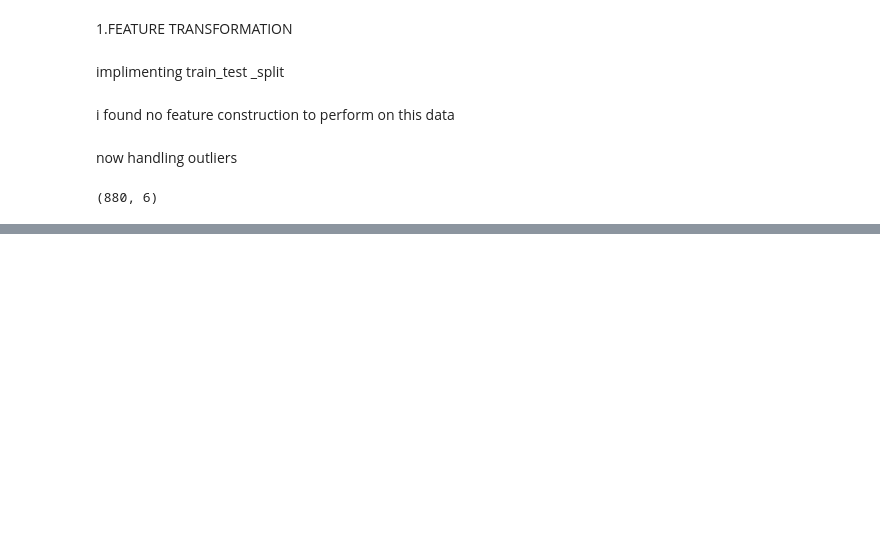
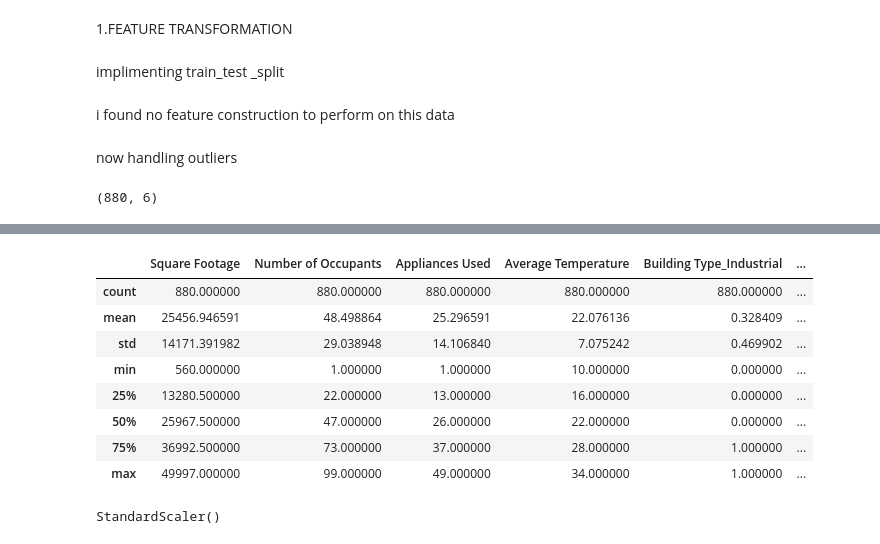
Before and after one commit to 12shivamkuma/Smart-Building-Energy-Cost-Predictor-, a Jupyter notebook: notebooks/energy_cost_prediction.ipynb, the cells around one changed output, grey strips where cells are left out. Cells and saved outputs as stored; diff of their text form; code cells hidden in the pictures; blank space fills up the shorter version.

```diff
--- a/notebooks/energy_cost_prediction.ipynb
+++ b/notebooks/energy_cost_prediction.ipynb
@@ -262,0 +288,12 @@ X_train.shape
+# %%
+X_train.describe()
+# %% [output]
+|  | Square Footage | Number of Occupants | Appliances Used | Average Temperature | Building Type_Industrial | ... |
+| count | 880.000000 | 880.000000 | 880.000000 | 880.000000 | 880.000000 | ... |
+| mean | 25456.946591 | 48.498864 | 25.296591 | 22.076136 | 0.328409 | ... |
+| std | 14171.391982 | 29.038948 | 14.106840 | 7.075242 | 0.469902 | ... |
+| min | 560.000000 | 1.000000 | 1.000000 | 10.000000 | 0.000000 | ... |
+| 25% | 13280.500000 | 22.000000 | 13.000000 | 16.000000 | 0.000000 | ... |
+| 50% | 25967.500000 | 47.000000 | 26.000000 | 22.000000 | 0.000000 | ... |
+| 75% | 36992.500000 | 73.000000 | 37.000000 | 28.000000 | 1.000000 | ... |
+| max | 49997.000000 | 99.000000 | 49.000000 | 34.000000 | 1.000000 | ... |
@@ -262,0 +303,4 @@ X_train.shape
+# %%
+stnd_scaler.fit(X_train)
+# %% [output]
+StandardScaler()
```
Also changed, not shown: parts of 16 cells of this notebook.
